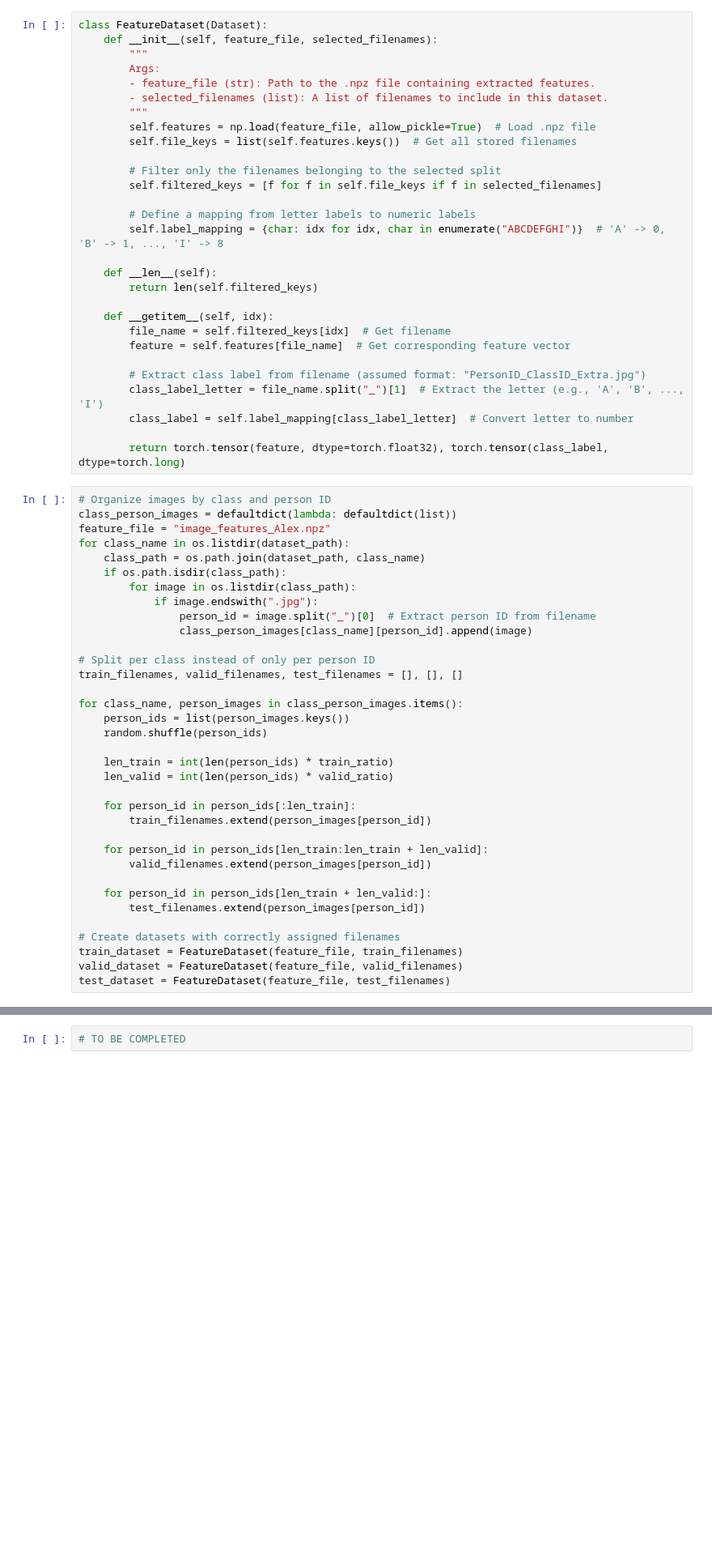
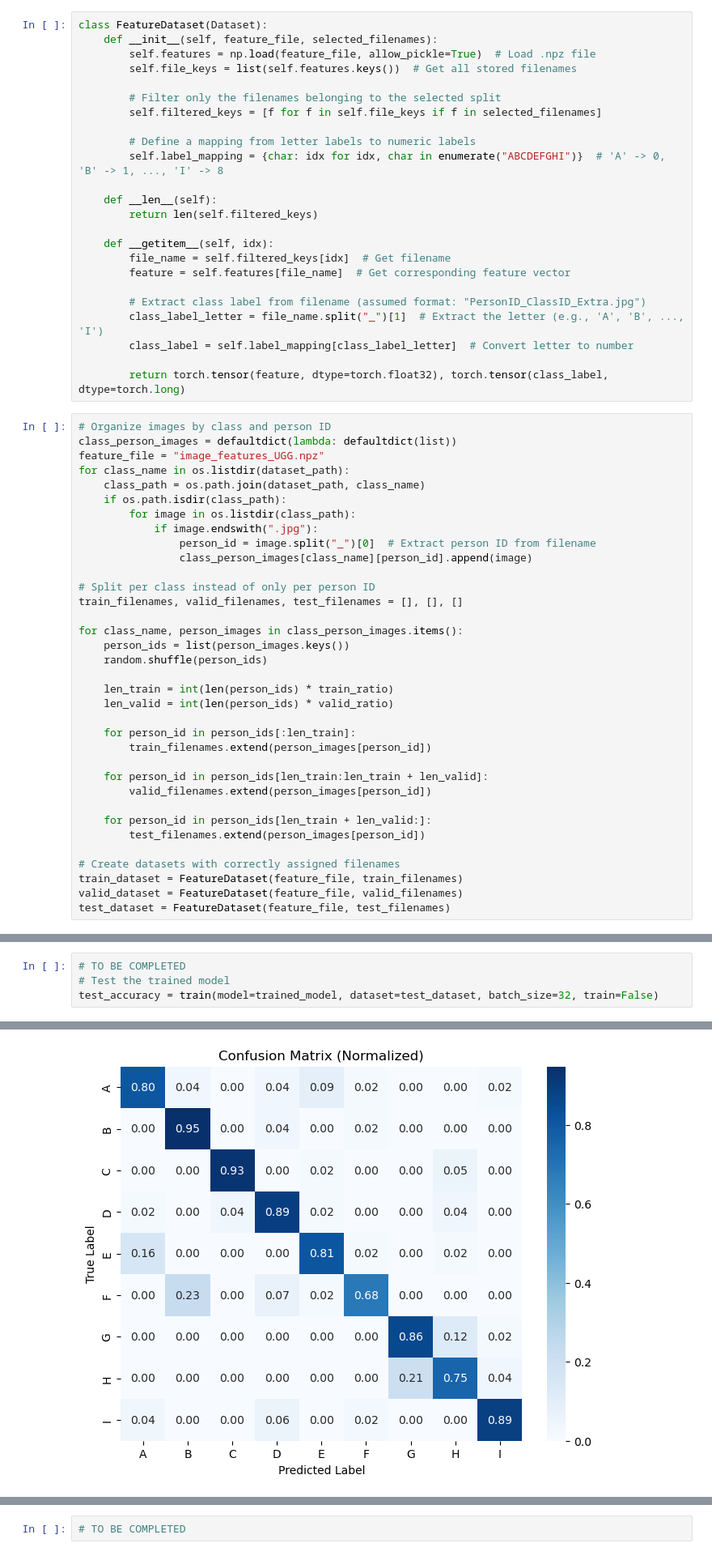
Before and after one commit to iolj-uoft/MIE1517-Intro-to-Deep-Learning, a Jupyter notebook: 2_Assignments/A2_CNN/A2.ipynb, the cells around one changed output, grey strips where cells are left out. Shown: that part at 81% size. Saved outputs shown, nothing was run; the diff lists cells and outputs as text; blank space fills up the shorter version.

```diff
--- a/2_Assignments/A2_CNN/A2.ipynb
+++ b/2_Assignments/A2_CNN/A2.ipynb
@@ -1230,11 +1027,6 @@ np.savez("image_features_UGG.npz", **feature_dict)
 # %%
 class FeatureDataset(Dataset):
     def __init__(self, feature_file, selected_filenames):
-        """
-        Args:
-        - feature_file (str): Path to the .npz file containing extracted features.
-        - selected_filenames (list): A list of filenames to include in this dataset.
-        """
         self.features = np.load(feature_file, allow_pickle=True)  # Load .npz file
         self.file_keys = list(self.features.keys())  # Get all stored filenames
 
@@ -1259,7 +1051,7 @@ class FeatureDataset(Dataset):
 # %%
 # Organize images by class and person ID
 class_person_images = defaultdict(lambda: defaultdict(list))
-feature_file = "image_features_Alex.npz"
+feature_file = "image_features_UGG.npz"
 for class_name in os.listdir(dataset_path):
     class_path = os.path.join(dataset_path, class_name)
     if os.path.isdir(class_path):
@@ -1464,0 +1242,5 @@ def train(model, dataset, val_dataset=None, num_epochs=10, learning_rate=0.001,
+# %%
+# TO BE COMPLETED
+# Test the trained model
+test_accuracy = train(model=trained_model, dataset=test_dataset, batch_size=32, train=False)
+# %% [output]
@@ -1465,3 +1248,4 @@ def train(model, dataset, val_dataset=None, num_epochs=10, learning_rate=0.001,
+[figure, added]
 # %% [markdown]
 ### Part (viii) - [1pt RESULTS]
 Compare the performance of AlexNet (Part B4(iv)) and the other pretrained model you selected (Part B4(vii)). Discuss the differences in performance between AlexNet and the new model.
```
Also changed, not shown: parts of 55 cells of this notebook, 3 other files.
